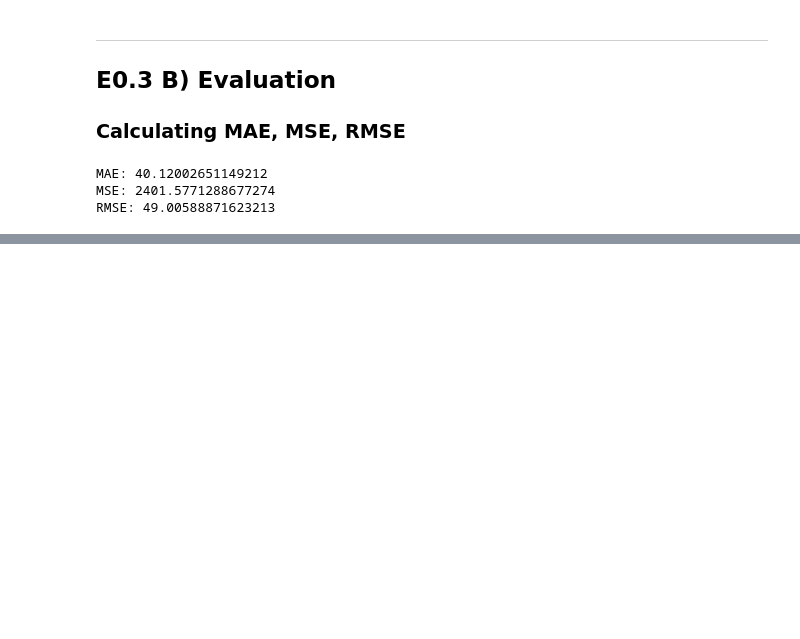
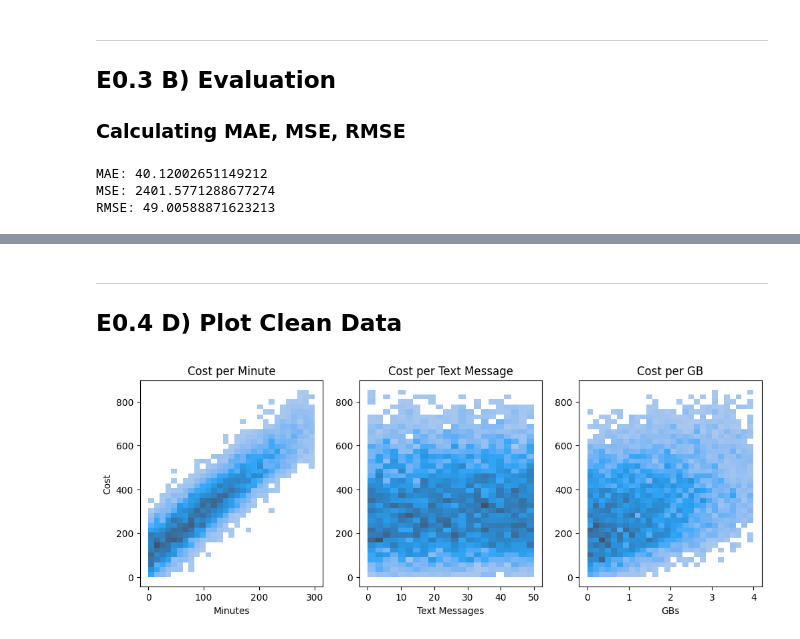
Before and after one commit to Andreas-Svensson/machine_learning, a Jupyter notebook: exercises/E0.ipynb, the cells around one changed output, grey strips where cells are left out. Drawn from its saved outputs; the diff is of its cells as text; code cells hidden in the pictures; blank space fills up the shorter version.

```diff
--- a/exercises/E0.ipynb
+++ b/exercises/E0.ipynb
@@ -249,0 +294,44 @@ RMSE: 49.00588871623213
+# %%
+def clean_data(x1, x2, x3, y):
+    # minutes must be less than 300
+    itemindex = np.where(x1 >= 300)
+
+    x1 = np.delete(x1, itemindex)
+    x2 = np.delete(x2, itemindex)
+    x3 = np.delete(x3, itemindex)
+    y = np.delete(y, itemindex)
+
+    # GB must be less than 4
+    itemindex = np.where(x3 >= 4)
+
+    x1 = np.delete(x1, itemindex)
+    x2 = np.delete(x2, itemindex)
+    x3 = np.delete(x3, itemindex)
+    y = np.delete(y, itemindex)
+
+    # cost must be greater than 0
+    itemindex = np.where(y <= 0)
+
+    x1 = np.delete(x1, itemindex)
+    x2 = np.delete(x2, itemindex)
+    x3 = np.delete(x3, itemindex)
+    y = np.delete(y, itemindex)
+
+    return x1, x2, x3, y
+# %%
+x1, x2, x3, y = clean_data(x1, x2, x3, y)
+# %% [markdown]
+---
+## E0.4 D) Plot Clean Data
+# %%
+fig, ax = plt.subplots(1, 3, figsize = (12, 4))
+variables = ["Minute", "Text Message", "GB"]
+
+for i, x in enumerate([x1, x2, x3]):
+    sns.histplot(x = x, y = y, ax = ax[i])
+    ax[i].set_title(f"Cost per {variables[i]}")
+    ax[i].set_xlabel(variables[i] + "s")
+
+ax[0].set_ylabel("Cost");
+# %% [output]
+[figure, added]
```
Also changed, not shown: parts of 19 cells of this notebook.
